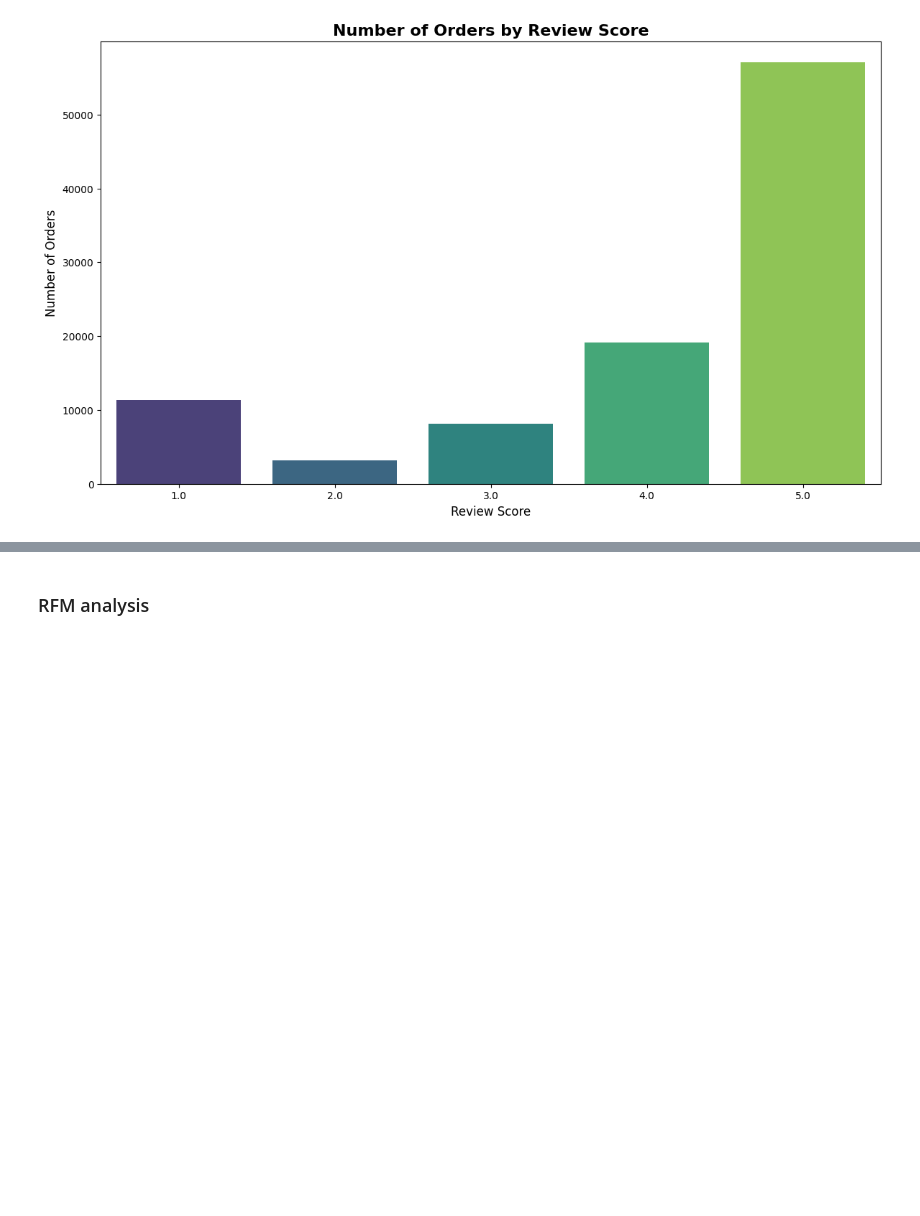
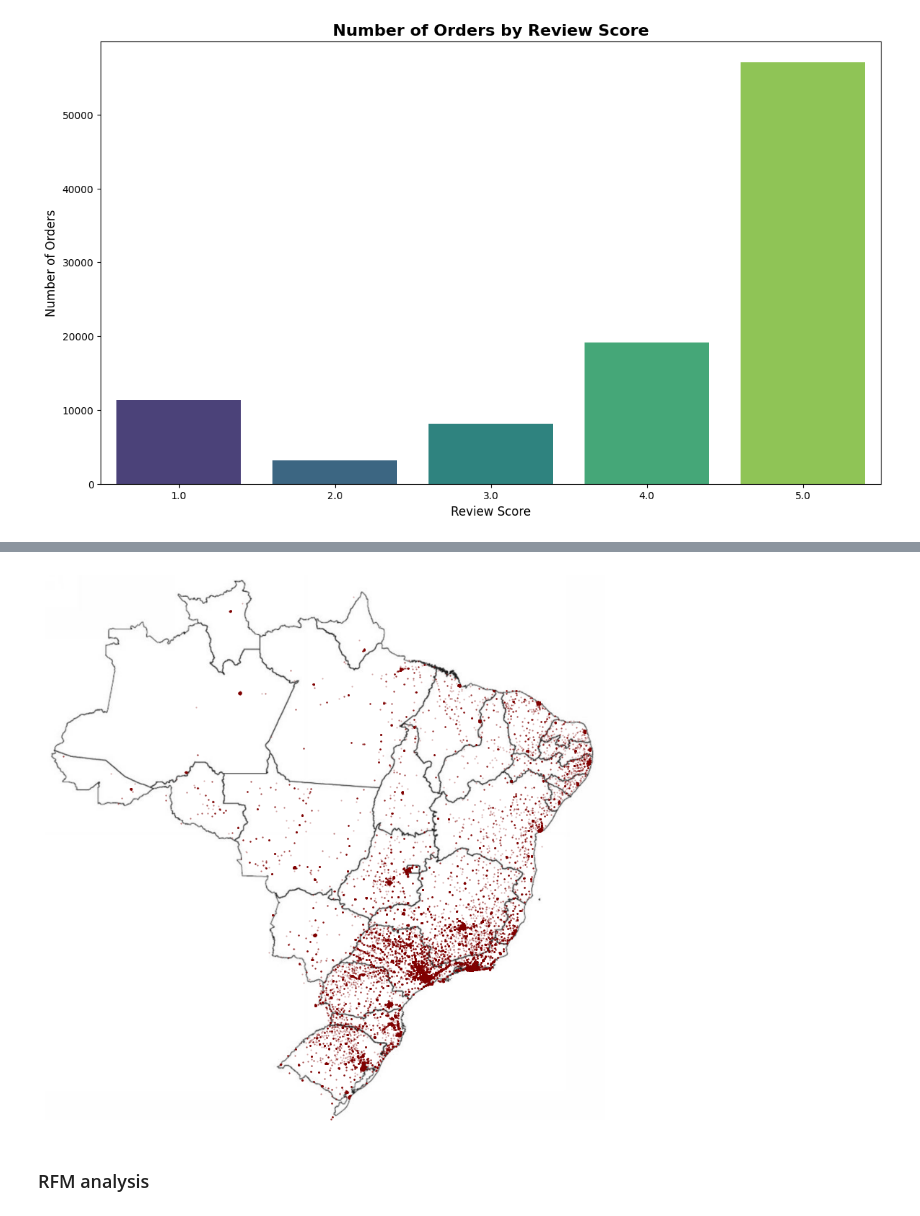
Before and after one commit to lazuardiff/proyek-analisis-data-dicoding, a Jupyter notebook: submission/notebook.ipynb, the cells around one changed output, grey strips where cells are left out. Drawn from its saved outputs; the diff is of its cells as text; code cells hidden in the pictures; blank space fills up the shorter version.

```diff
--- a/submission/notebook.ipynb
+++ b/submission/notebook.ipynb
@@ -1207,0 +1200,10 @@ Passing `palette` without assigning `hue` is deprecated and will be removed in v
+# %%
+other_state_geolocation = geolocation_data.groupby(['geolocation_zip_code_prefix'])['geolocation_state'].nunique().reset_index(name='count')
+other_state_geolocation[other_state_geolocation['count']>= 2].shape
+max_state = geolocation_data.groupby(['geolocation_zip_code_prefix','geolocation_state']).size().reset_index(name='count').drop_duplicates(subset = 'geolocation_zip_code_prefix').drop('count',axis=1)
+# %%
+geolocation_silver = geolocation_data.groupby(['geolocation_zip_code_prefix','geolocation_city','geolocation_state'])[['geolocation_lat','geolocation_lng']].median().reset_index()
+geolocation_silver = geolocation_silver.merge(max_state,on=['geolocation_zip_code_prefix','geolocation_state'],how='inner')
+# %%
+customers_silver = customers_data.merge(geolocation_silver,left_on='customer_zip_code_prefix',right_on='geolocation_zip_code_prefix',how='inner')
+customers_silver.head()
@@ -1208,3 +1219,13 @@ Passing `palette` without assigning `hue` is deprecated and will be removed in v
+# %%
+def plot_brazil_map(data):
+    brazil = mpimg.imread(urllib.request.urlopen('https://i.pinimg.com/originals/3a/0c/e1/3a0ce18b3c842748c255bc0aa445ad41.jpg'),'jpg')
+    ax = data.plot(kind="scatter", x="geolocation_lng", y="geolocation_lat", figsize=(10,10), alpha=0.3,s=0.3,c='maroon')
+    plt.axis('off')
+    plt.imshow(brazil, extent=[-73.98283055, -33.8,-33.75116944,5.4])
+    plt.show()
+plot_brazil_map(customers_silver.drop_duplicates(subset='customer_unique_id'))
+# %% [output]
+[figure, added]
 # %% [markdown]
 ### RFM analysis
 # %%
```
Also changed, not shown: parts of 18 cells of this notebook.
